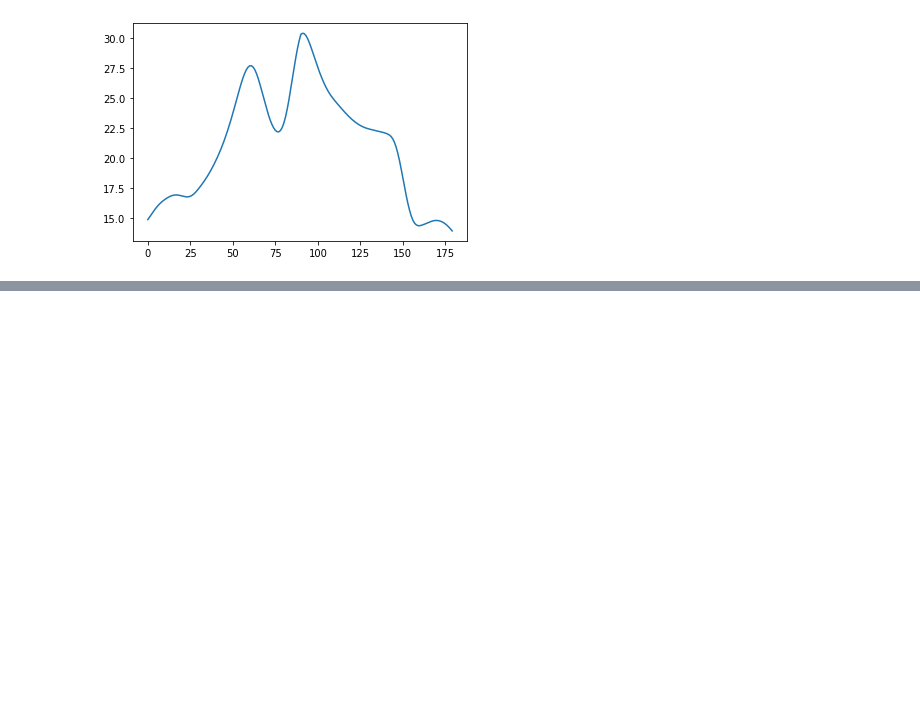
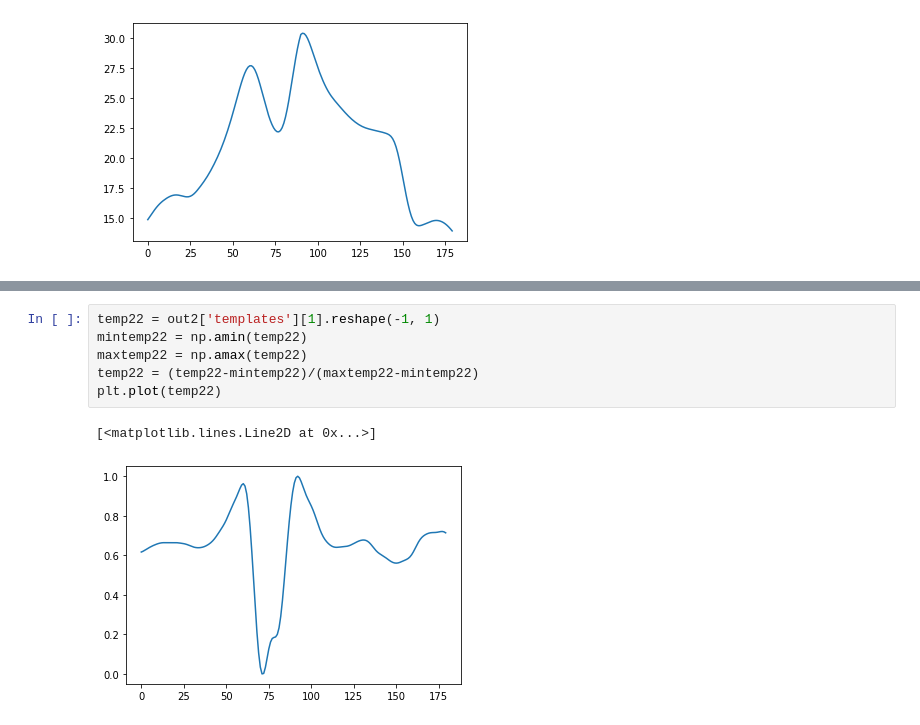
Before and after one commit to abbasloo/dnnHealth, a Jupyter notebook: AF/dump/test.ipynb, the cells around one changed output, grey strips where cells are left out. Saved outputs shown, nothing was run; the diff lists cells and outputs as text; blank space fills up the shorter version.

```diff
--- a/AF/dump/test.ipynb
+++ b/AF/dump/test.ipynb
@@ -91,0 +92,9 @@ plt.plot(go)
+# %%
+temp22 = out2['templates'][1].reshape(-1, 1)
+mintemp22 = np.amin(temp22)
+maxtemp22 = np.amax(temp22)
+temp22 = (temp22-mintemp22)/(maxtemp22-mintemp22)
+plt.plot(temp22)
+# %% [output]
+[<matplotlib.lines.Line2D at 0x...>]
+[figure, added]
```
Also changed, not shown: parts of 3 cells of this notebook.
